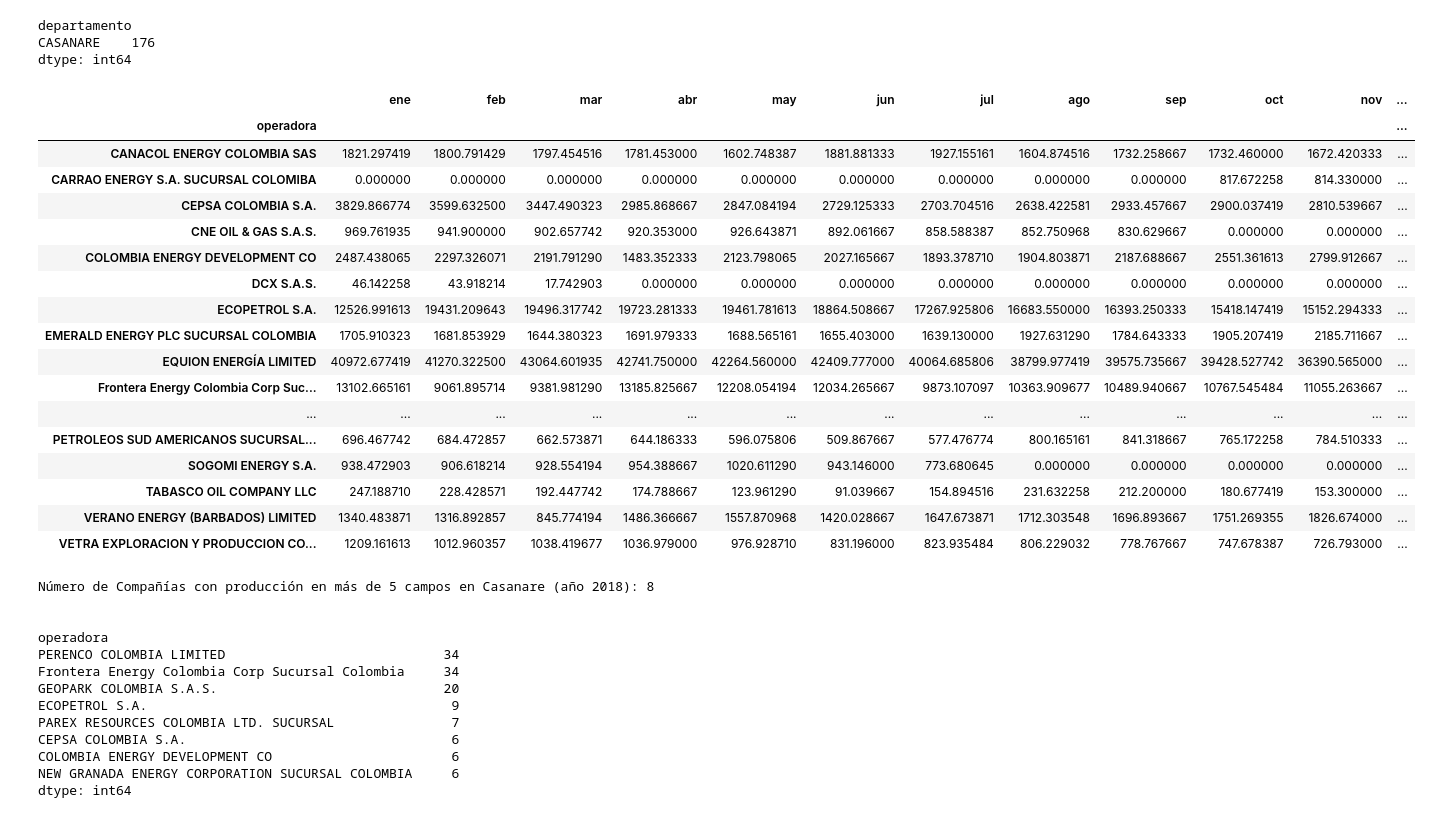
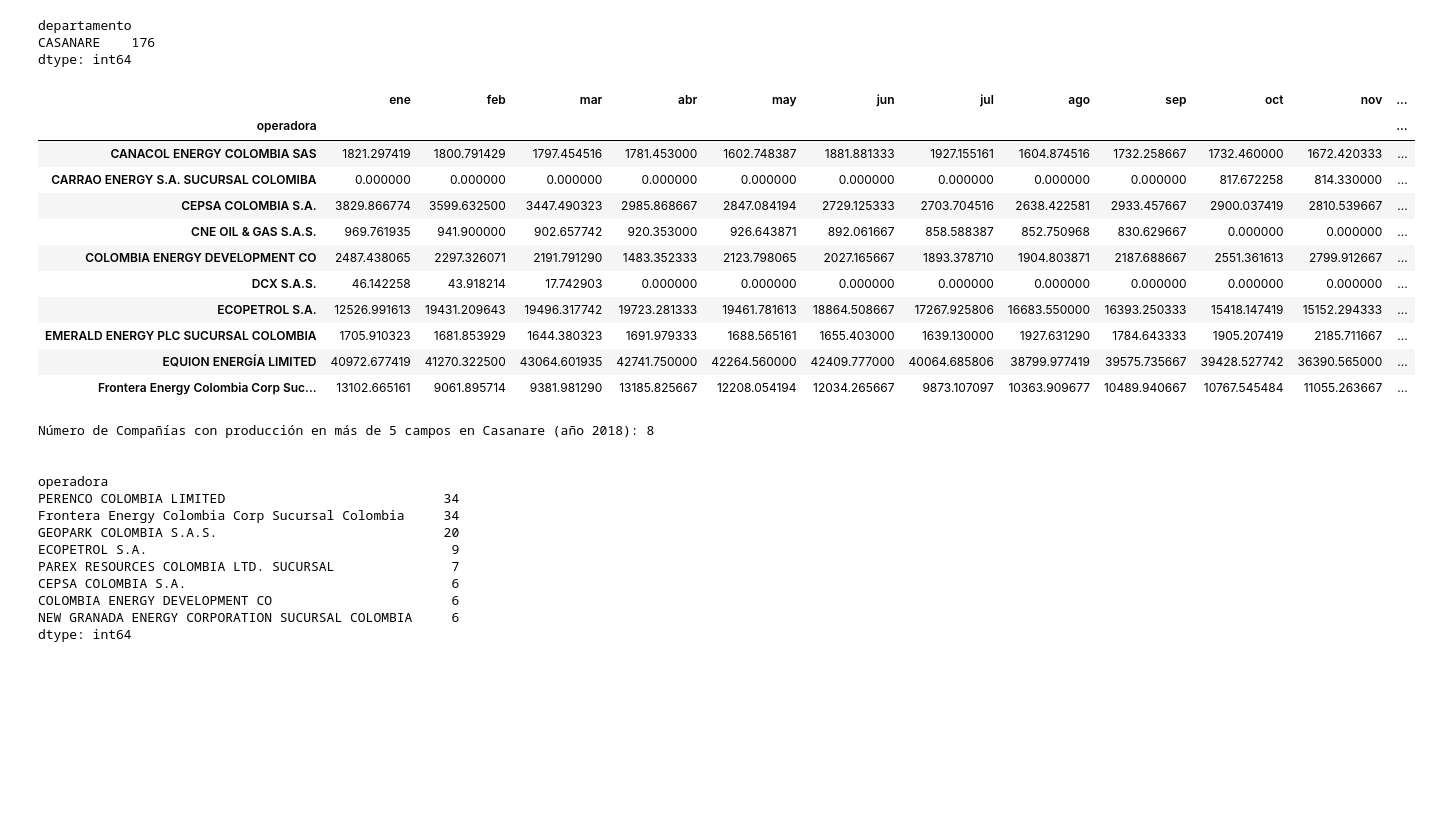
Before and after one commit to yoi23/HackathonOG2020, a Jupyter notebook: importar_datos.ipynb, the cells around one changed output. Cells and saved outputs as stored; diff of their text form; code cells hidden in the pictures; blank space fills up the shorter version.

```diff
--- a/importar_datos.ipynb
+++ b/importar_datos.ipynb
@@ -151,26 +151,20 @@ dtype: int64
 # %%
 # Ordenar por Operadora (en Casanare en 2018)
 query2 = df_2018_2020.loc[(df_2018_2020['año'] == 2018) & (df_2018_2020['departamento'] == 'CASANARE')].groupby(['operadora']).sum()
-query2
+query2.head(10)
 # %% [output]
 |  | ene | feb | mar | abr | may | jun | jul | ago | sep | oct | nov | ... |
 | operadora |  |  |  |  |  |  |  |  |  |  |  | ... |
 | CANACOL ENERGY COLOMBIA SAS | 1821.297419 | 1800.791429 | 1797.454516 | 1781.453000 | 1602.748387 | 1881.881333 | 1927.155161 | 1604.874516 | 1732.258667 | 1732.460000 | 1672.420333 | ... |
 | CARRAO ENERGY S.A. SUCURSAL COLOMIBA | 0.000000 | 0.000000 | 0.000000 | 0.000000 | 0.000000 | 0.000000 | 0.000000 | 0.000000 | 0.000000 | 817.672258 | 814.330000 | ... |
 | CEPSA COLOMBIA S.A. | 3829.866774 | 3599.632500 | 3447.490323 | 2985.868667 | 2847.084194 | 2729.125333 | 2703.704516 | 2638.422581 | 2933.457667 | 2900.037419 | 2810.539667 | ... |
 | CNE OIL & GAS S.A.S. | 969.761935 | 941.900000 | 902.657742 | 920.353000 | 926.643871 | 892.061667 | 858.588387 | 852.750968 | 830.629667 | 0.000000 | 0.000000 | ... |
 | COLOMBIA ENERGY DEVELOPMENT CO | 2487.438065 | 2297.326071 | 2191.791290 | 1483.352333 | 2123.798065 | 2027.165667 | 1893.378710 | 1904.803871 | 2187.688667 | 2551.361613 | 2799.912667 | ... |
 | DCX S.A.S. | 46.142258 | 43.918214 | 17.742903 | 0.000000 | 0.000000 | 0.000000 | 0.000000 | 0.000000 | 0.000000 | 0.000000 | 0.000000 | ... |
 | ECOPETROL S.A. | 12526.991613 | 19431.209643 | 19496.317742 | 19723.281333 | 19461.781613 | 18864.508667 | 17267.925806 | 16683.550000 | 16393.250333 | 15418.147419 | 15152.294333 | ... |
 | EMERALD ENERGY PLC SUCURSAL COLOMBIA | 1705.910323 | 1681.853929 | 1644.380323 | 1691.979333 | 1688.565161 | 1655.403000 | 1639.130000 | 1927.631290 | 1784.643333 | 1905.207419 | 2185.711667 | ... |
 | EQUION ENERGÍA LIMITED | 40972.677419 | 41270.322500 | 43064.601935 | 42741.750000 | 42264.560000 | 42409.777000 | 40064.685806 | 38799.977419 | 39575.735667 | 39428.527742 | 36390.565000 | ... |
 | Frontera Energy Colombia Corp Suc... | 13102.665161 | 9061.895714 | 9381.981290 | 13185.825667 | 12208.054194 | 12034.265667 | 9873.107097 | 10363.909677 | 10489.940667 | 10767.545484 | 11055.263667 | ... |
-| ... | ... | ... | ... | ... | ... | ... | ... | ... | ... | ... | ... | ... |
-| PETROLEOS SUD AMERICANOS SUCURSAL... | 696.467742 | 684.472857 | 662.573871 | 644.186333 | 596.075806 | 509.867667 | 577.476774 | 800.165161 | 841.318667 | 765.172258 | 784.510333 | ... |
-| SOGOMI ENERGY S.A. | 938.472903 | 906.618214 | 928.554194 | 954.388667 | 1020.611290 | 943.146000 | 773.680645 | 0.000000 | 0.000000 | 0.000000 | 0.000000 | ... |
-| TABASCO OIL COMPANY LLC | 247.188710 | 228.428571 | 192.447742 | 174.788667 | 123.961290 | 91.039667 | 154.894516 | 231.632258 | 212.200000 | 180.677419 | 153.300000 | ... |
-| VERANO ENERGY (BARBADOS) LIMITED | 1340.483871 | 1316.892857 | 845.774194 | 1486.366667 | 1557.870968 | 1420.028667 | 1647.673871 | 1712.303548 | 1696.893667 | 1751.269355 | 1826.674000 | ... |
-| VETRA EXPLORACION Y PRODUCCION CO... | 1209.161613 | 1012.960357 | 1038.419677 | 1036.979000 | 976.928710 | 831.196000 | 823.935484 | 806.229032 | 778.767667 | 747.678387 | 726.793000 | ... |
 # %%
 # Ordenar Operadoras por numero de CAMPOS operados en CASANARE
 num_campos = 5 # numero minimo de CAMPOS donde opera
```
Also changed, not shown: parts of 15 cells of this notebook.
